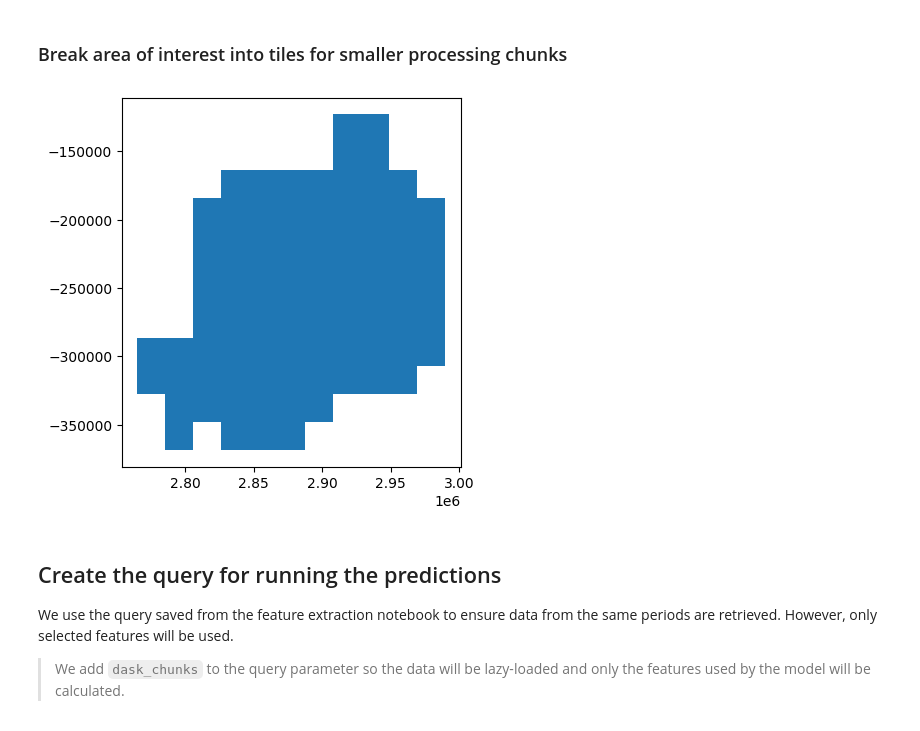
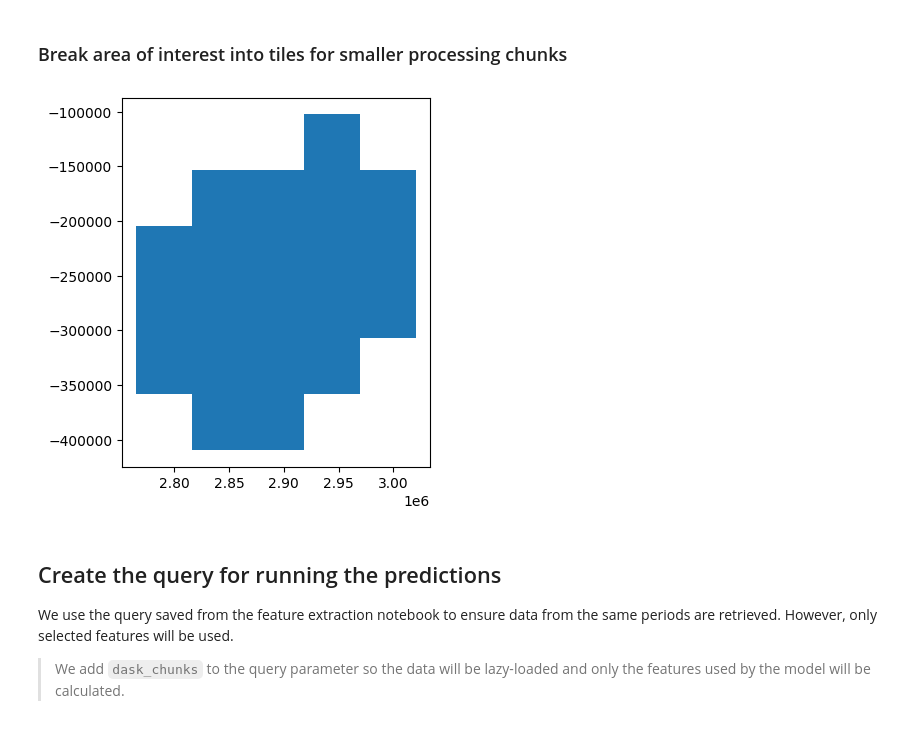
Before and after one commit to teal-waters/deafrica-wetland, a Jupyter notebook: Workflow-notebooks/05_Wetland_Type_Classification.ipynb, the cells around one changed output. Drawn from its saved outputs; the diff is of its cells as text; code cells hidden in the pictures.

```diff
--- a/Workflow-notebooks/05_Wetland_Type_Classification.ipynb
+++ b/Workflow-notebooks/05_Wetland_Type_Classification.ipynb
@@ -93,25 +93,25 @@ loaded random forest model:
 ### Break area of interest into tiles for smaller processing chunks
 # %%
 # Create a gridspec from string and convert to geoms
-test = tiling.parse_gridspec(s="epsg:6933;20;1024")
+test = tiling.parse_gridspec(s="epsg:6933;50;1024")
 test.tile_coords(tile_index=(0, 0))
 tiles = test.tiles_from_geopolygon(geom)
 geoms = (i[1].extent.geom for i in tiles)
 
 geoms_df = gpd.GeoDataFrame(geometry=list(geoms))
 
 # Set the CRS to EPSG:6933
 geoms_df.crs = "EPSG:6933"
 
 geoms_df.to_file(f"data/{prefix}_tiles.geojson", driver="GeoJSON")
 
 # Plot the geometries
 geoms_df.plot()
 
 # Display the plot
 plt.show()
 # %% [output]
-[figure, old version]
+[figure, new version]
 # %% [markdown]
 ## Create the query for running the predictions
 
```
Also changed, not shown: parts of 8 cells of this notebook, 4 other files.
